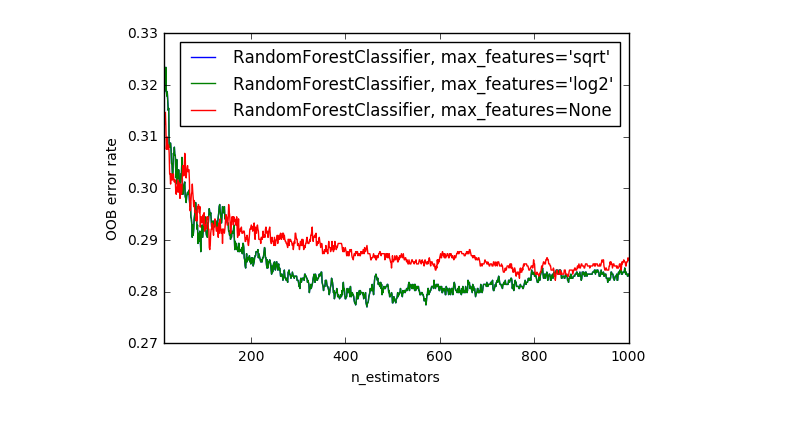
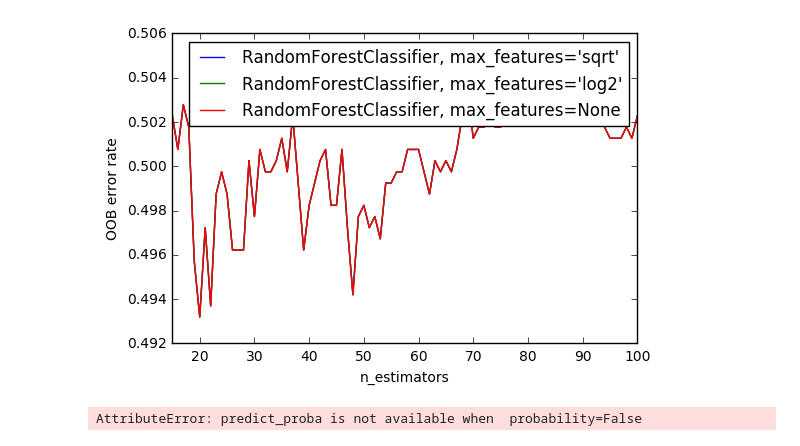
Before and after one commit to mcohenmcohen/Machine-Learning-Trading-Engine, a Jupyter notebook: test.ipynb, the cells around one changed output. Cells and saved outputs as stored; diff of their text form; code cells hidden in the pictures.

```diff
--- a/test.ipynb
+++ b/test.ipynb
@@ -19,6 +20,7 @@ from stock_system import IQFeed, DataUtils, ModelUtils, GridUtils, PlotUtils
 # %%
 def get_features():
     x_cols = ['roc', 'rsi', 'willr', 'obv', 'stok']
+    x_cols = ['roc']
     # Oscilators
     # x_osc = ['rsi', 'cci', 'stod', 'stok', 'willr']
     # x_oscd_cols = ['rsi_d', 'cci_d', 'stod_d', 'stok_d', 'willr_d']
@@ -29,32 +31,6 @@ def get_features():
     # #x_cols = ['roc']
     # x_cols = x_all_dscrete_cols + x_ma_cols
     return  x_cols
-
-
-def get_model():
-    model = RandomForestClassifier(
-       n_estimators=500,
-       max_depth=None,
-       min_samples_leaf=10,
-       max_features='log2',
-       bootstrap=False
-       #oob_score=True
-       )
-    # model = RandomForestRegressor(
-    #     n_estimators=500,
-    #     n_jobs=-1,
-    #     max_depth=None,
-    #     max_features='auto',
-    #     oob_score=True
-    # )
-    # model = AdaBoostRegressor(
-    #     n_estimators=500,
-    #     random_state=0,
-    #     learning_rate=0.1
-    # )
-
-    return model
-
 
 # Fit, train, and predit the model
 def run_once():
@@ -81,7 +57,7 @@ def run_once():
     return y_pred
 
 def run_for_n_days_ahead(num_days):
-    model = get_model()
+#     model = get_model()
     scores_list = []
     for n in range(1,num_days+1):
         print '====== num days ahead: %s ======' % n
@@ -94,10 +70,10 @@ def run_for_n_days_ahead(num_days):
 
         model.fit(X_train, y_train)
         y_pred = model.predict(X_test)
-        all_scores = m.print_scores(y_test, y_pred)
+        all_scores = m.get_scores(y_test, y_pred)
         #all_scores['predict_proba'] = model.predict_proba(X_test)
-        m.print_standard_confusion_matrix(y_test, y_pred)
-        m.print_feature_importance(model, df[get_features()])
+        # m.print_standard_confusion_matrix(y_test, y_pred)
+        # m.print_feature_importance(model, df[get_features()])
         scores_list.append(all_scores)
 
     return scores_list
@@ -110,11 +86,11 @@ print 'Fitting for symbol: ', symbol
 
 # get stock data from db as dataframe
 # df = db.read_symbol_data("Select * from symbols where symbol='FB' limit 100") # Dummy data
-df = db.read_symbol_data(symbol, 'd')
+df = db.read_symbol_data(symbol, 'h')
 # run expinential smoothing
 df = db.run_exp_smooth(df, alpha=.5)
 # run technical analysis, add columns
-df = db.run_techicals(df)
+df = TA.run_techicals(df)
 # subset out rows that have nan's
 # df = df[np.isfinite(df['macd_d'])]
 for name in df.columns:
@@ -139,10 +115,10 @@ X_train, X_test, y_train, y_test = m.simple_data_split(df[get_features()].values
 # Instantiate model(s)
 # Results from grid search
 # {'max_features': 'log2', 'n_estimators': 1000, 'min_samples_leaf': 10}
-model = get_model()
+model = m.get_model('svc')
 
 #y_pred = run_once()
-all_scores = run_for_n_days_ahead(5)
+all_scores = run_for_n_days_ahead(90)
 # %% [output]
 Fitting for symbol:  MMM
 ====== num days ahead: 1 ======
@@ -196,11 +161,15 @@ plt.legend()
 # %%
 reload(PlotUtils)
-PlotUtils.plot_oob_error(X, y)
+PlotUtils.plot_oob_error(X_train, y_train)
 # %% [output]
-[figure, old version]
+[figure, new version]
 # %%
 # rf.predict_proba(X_test)[:,1]
 # %%
 reload(PlotUtils)
-probabilities = rf.predict_proba(X_test)[:,1]
+#model = get_model()
+#all_scores = m.predict_tscv(model, X_train, y_train)
+probabilities = model.predict_proba(X_test)[:,1]
 # probabilities
+# %% [output]
+AttributeError: predict_proba is not available when  probability=False
```
Also changed, not shown: parts of 23 cells of this notebook, 13 other files.
